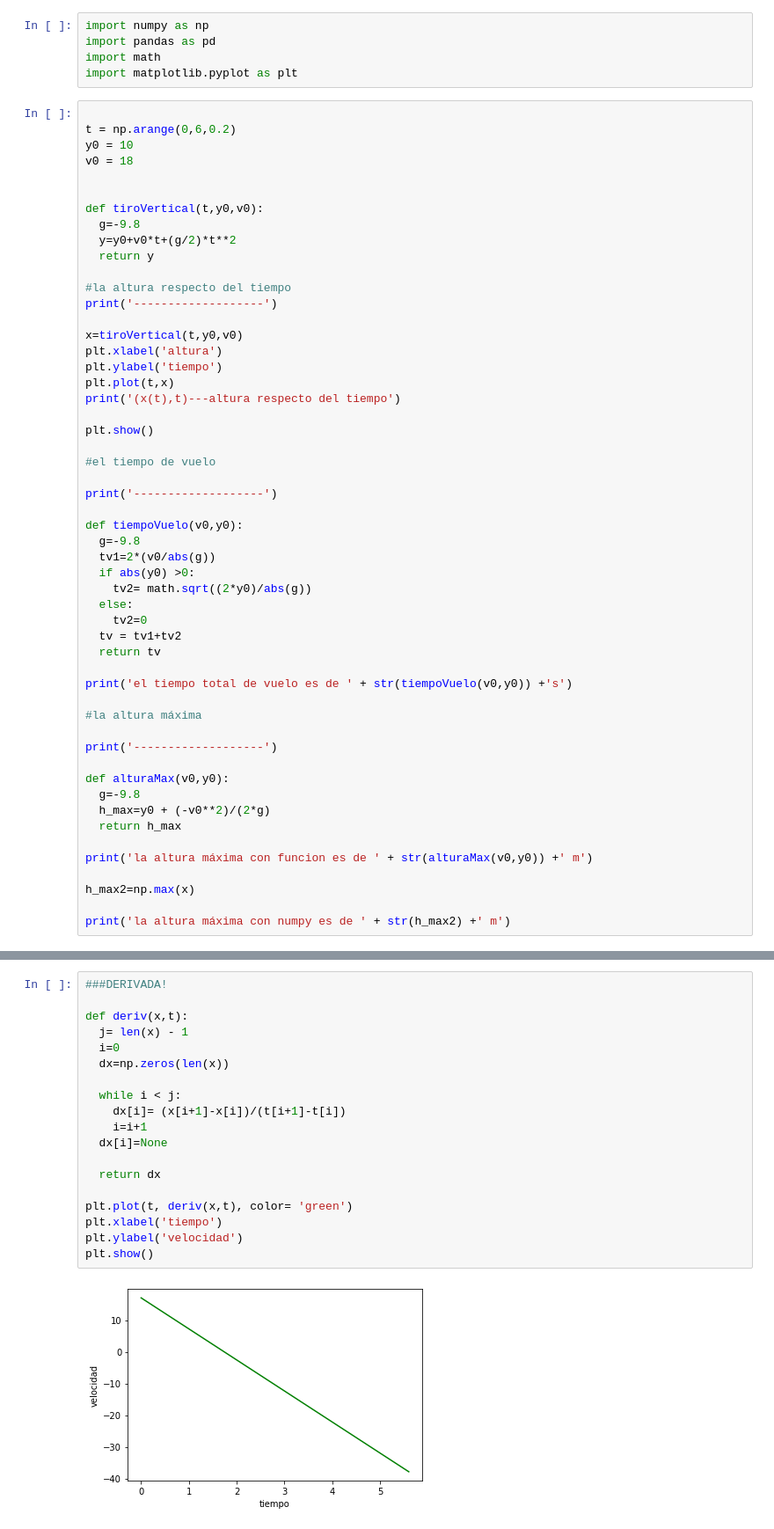
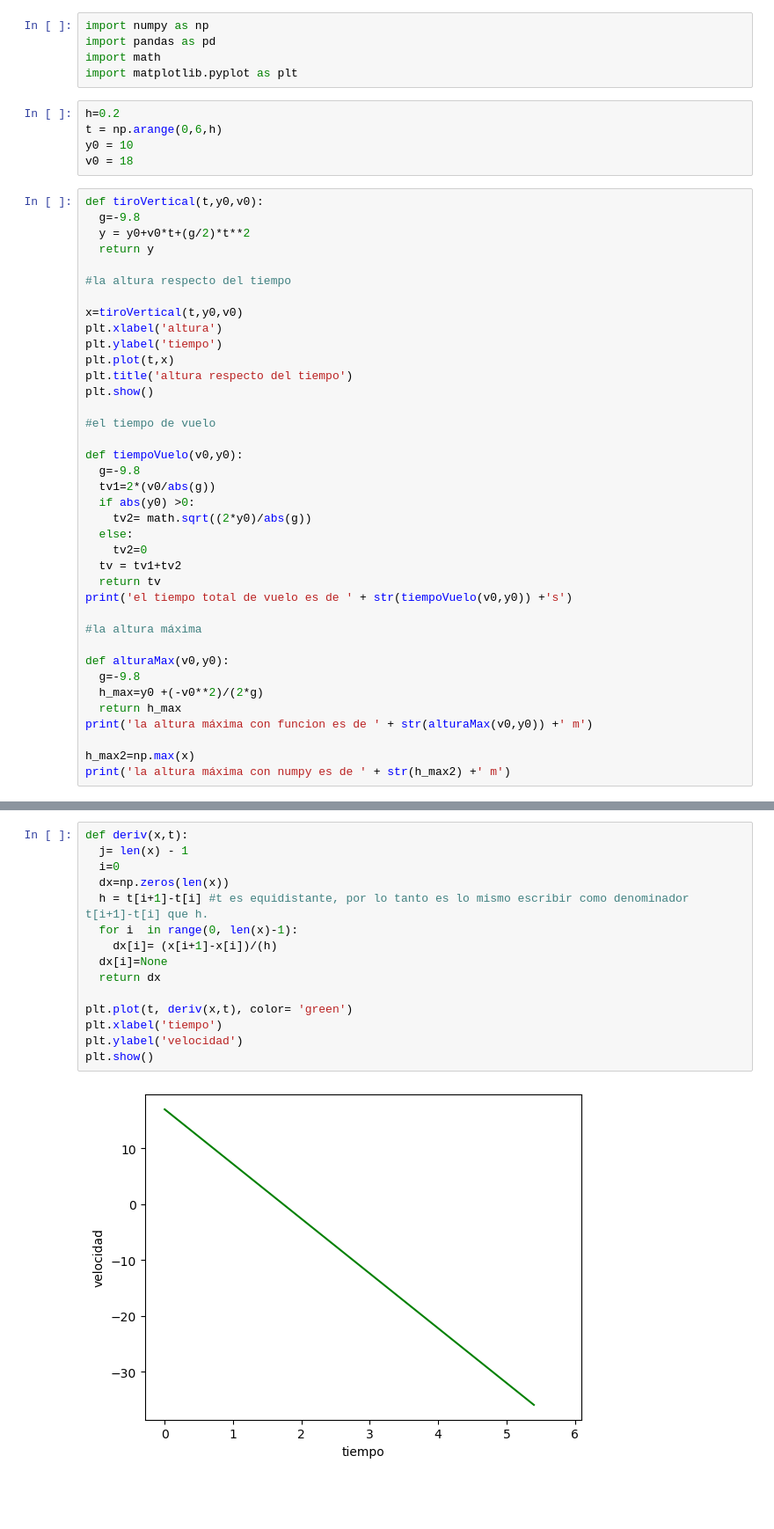
Before and after one commit to dai-dominikow/INSPT-computacion3, a Jupyter notebook: Trabajos-practicos/Tp2 - Derivadas Integrales.ipynb, the cells around one changed output, grey strips where cells are left out. Shown at 88% size. Cells and saved outputs as stored; diff of their text form; blank space fills up the shorter version.

```diff
--- a/Trabajos-practicos/Tp2 - Derivadas Integrales.ipynb
+++ b/Trabajos-practicos/Tp2 - Derivadas Integrales.ipynb
@@ -3,32 +3,27 @@ import numpy as np
 import pandas as pd
 import math
 import matplotlib.pyplot as plt
+# %%
+h=0.2
+t = np.arange(0,6,h)
+y0 = 10
+v0 = 18
 # %%
-
-t = np.arange(0,6,0.2)
-y0 = 10
-v0 = 18
-
-
 def tiroVertical(t,y0,v0):
   g=-9.8
-  y=y0+v0*t+(g/2)*t**2
+  y = y0+v0*t+(g/2)*t**2
   return y
 
 #la altura respecto del tiempo
-print('-------------------')
 
 x=tiroVertical(t,y0,v0)
 plt.xlabel('altura')
 plt.ylabel('tiempo')
 plt.plot(t,x)
-print('(x(t),t)---altura respecto del tiempo')
-
+plt.title('altura respecto del tiempo')
 plt.show()
 
 #el tiempo de vuelo
-
-print('-------------------')
 
 def tiempoVuelo(v0,y0):
   g=-9.8
@@ -39,21 +34,16 @@ def tiempoVuelo(v0,y0):
     tv2=0
   tv = tv1+tv2
   return tv
-
 print('el tiempo total de vuelo es de ' + str(tiempoVuelo(v0,y0)) +'s')
 
 #la altura máxima
 
-print('-------------------')
-
 def alturaMax(v0,y0):
   g=-9.8
-  h_max=y0 + (-v0**2)/(2*g)
+  h_max=y0 +(-v0**2)/(2*g)
   return h_max
-
 print('la altura máxima con funcion es de ' + str(alturaMax(v0,y0)) +' m')
 
 h_max2=np.max(x)
-
 print('la altura máxima con numpy es de ' + str(h_max2) +' m')
 # %% [output]
@@ -68,23 +56,19 @@ la altura máxima con numpy es de 26.523999999999994 m
 # %%
-###DERIVADA!
-
 def deriv(x,t):
   j= len(x) - 1
   i=0
   dx=np.zeros(len(x))
-
-  while i < j:
-    dx[i]= (x[i+1]-x[i])/(t[i+1]-t[i])
-    i=i+1
+  h = t[i+1]-t[i] #t es equidistante, por lo tanto es lo mismo escribir como denominador  t[i+1]-t[i] que h.
+  for i  in range(0, len(x)-1):
+    dx[i]= (x[i+1]-x[i])/(h)
   dx[i]=None
-
   return dx
 
 plt.plot(t, deriv(x,t), color= 'green')
 plt.xlabel('tiempo')
 plt.ylabel('velocidad')
 plt.show()
 # %% [output]
-[figure, old version]
+[figure, new version]
 # %%
 #aceleraciòn
```
Also changed, not shown: parts of 5 cells of this notebook.
